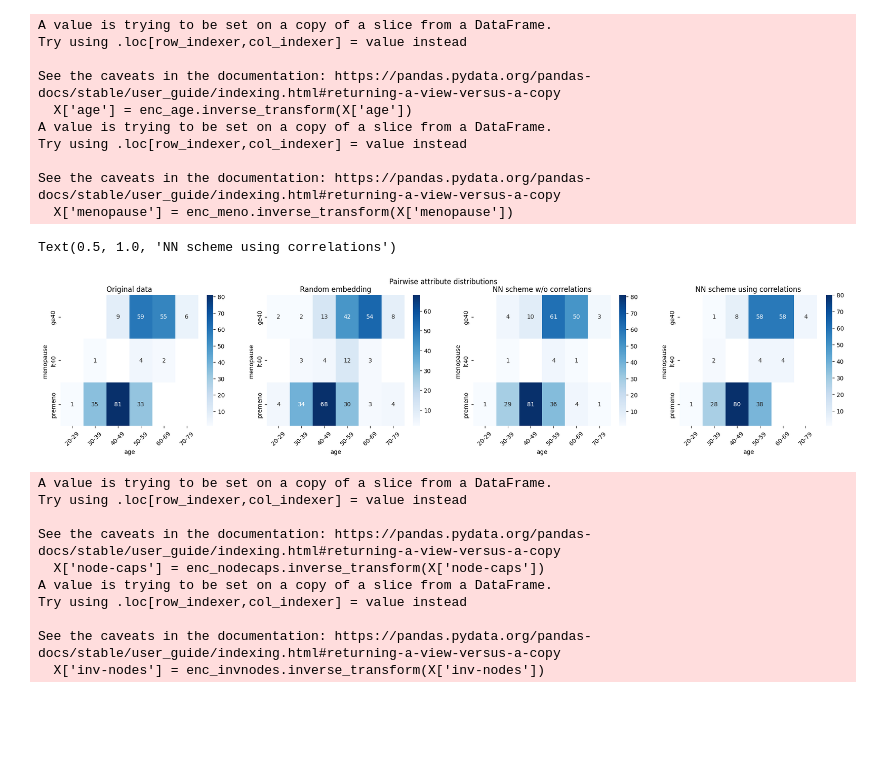
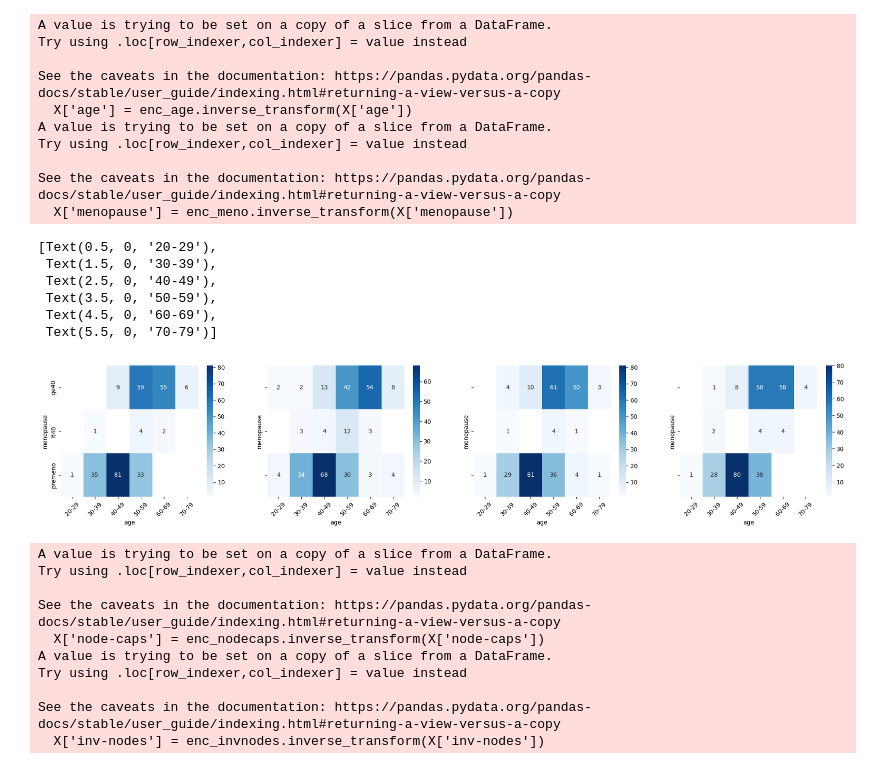
Before and after one commit to tanjascats/NCorr-FP, a Jupyter notebook: experiments.ipynb, the cells around one changed output. Drawn from its saved outputs; the diff is of its cells as text; code cells hidden in the pictures; blank space fills up the shorter version.

```diff
--- a/experiments.ipynb
+++ b/experiments.ipynb
@@ -334,14 +340,17 @@ Text(0.5, 1.0, 'NN scheme using correlations')
 X['age'] = enc_age.inverse_transform(X['age'])
 X['menopause'] = enc_meno.inverse_transform(X['menopause'])
 
-fp_data_rand['age'] = enc_age.inverse_transform(fp_data_rand['age'])
-fp_data_rand['menopause'] = enc_meno.inverse_transform(fp_data_rand['menopause'])
+fp_data = pd.read_csv('fp_data_100.csv')
+fp_data = fp_data.drop(['Id'], axis=1)
 
-fp_data_blind['age'] = enc_age.inverse_transform(fp_data_blind['age'])
-fp_data_blind['menopause'] = enc_meno.inverse_transform(fp_data_blind['menopause'])
+fp_data_rand = pd.read_csv('fp_data_random_100.csv')
+fp_data_rand = fp_data_rand.drop(['Id'], axis=1)
 
-fp_data_blind_corr['age'] = enc_age.inverse_transform(fp_data_blind_corr['age'])
-fp_data_blind_corr['menopause'] = enc_meno.inverse_transform(fp_data_blind_corr['menopause'])
+fp_data_blind = pd.read_csv('fp_data_blind_100.csv')
+fp_data_blind = fp_data_blind.drop(['Id'], axis=1)
+
+fp_data_blind_corr = pd.read_csv('fp_data_blind_corr_501.csv')
+fp_data_blind_corr = fp_data_blind_corr.drop(['Id'], axis=1)
 # %% [output]
 A value is trying to be set on a copy of a slice from a DataFrame.
 Try using .loc[row_indexer,col_indexer] = value instead
@@ -356,9 +365,9 @@ See the caveats in the documentation: https://pandas.pydata.org/pandas-docs/stab
 # %%
 # We investigate the pairwise attribute distributions of correlated attributes.
 # E.g., age and menopause
-fig, axs = plt.subplots(1, 4, figsize=(24,4))
+fig, axs = plt.subplots(1, 4, figsize=(24,4), sharey='all')
 axs = axs.flat
-fig.suptitle('Pairwise attribute distributions')
+#fig.suptitle('Pairwise attribute distributions')
 
 ############
 # ORIGINAL #
@@ -372,7 +381,7 @@ sns.heatmap(df_2dhist, cmap=sns.color_palette("Blues", as_cmap=True), annot=True
 axs[0].set_xlabel('age')
 axs[0].set_ylabel('menopause')
 axs[0].set_xticklabels(axs[0].get_xticklabels(), rotation=45)
-axs[0].set_title('Original data')
+#axs[0].set_title('Original data')
 
 
 # random embedding
@@ -380,38 +389,43 @@ df_2dhist = pd.DataFrame({
     x_label: grp['menopause'].value_counts()
     for x_label, grp in fp_data_rand.groupby('age')
 })
 sns.heatmap(df_2dhist, cmap=sns.color_palette("Blues", as_cmap=True), annot=True, ax=axs[1])
 axs[1].set_xlabel('age')
 axs[1].set_ylabel('menopause')
 axs[1].set_xticklabels(axs[1].get_xticklabels(), rotation=45)
-axs[1].set_title('Random embedding')
+#axs[1].set_title('Random embedding')
 
 
 # NN scheme without correlations
 df_2dhist = pd.DataFrame({
     x_label: grp['menopause'].value_counts()
     for x_label, grp in fp_data_blind.groupby('age')
 })
 sns.heatmap(df_2dhist, cmap=sns.color_palette("Blues", as_cmap=True), annot=True, ax=axs[2])
 axs[2].set_xlabel('age')
 axs[2].set_ylabel('menopause')
 axs[2].set_xticklabels(axs[2].get_xticklabels(), rotation=45)
-axs[2].set_title('NN scheme w/o correlations')
+#axs[2].set_title('NN scheme w/o correlations')
 
 
 # NN scheme with correlations
 df_2dhist = pd.DataFrame({
     x_label: grp['menopause'].value_counts()
     for x_label, grp in fp_data_blind_corr.groupby('age')
 })
 sns.heatmap(df_2dhist, cmap=sns.color_palette("Blues", as_cmap=True), annot=True, ax=axs[3])
 axs[3].set_xlabel('age')
 axs[3].set_ylabel('menopause')
 axs[3].set_xticklabels(axs[3].get_xticklabels(), rotation=45)
-axs[3].set_title('NN scheme using correlations')
+#axs[3].set_title('NN scheme using correlations')
 # %% [output]
-Text(0.5, 1.0, 'NN scheme using correlations')
+[Text(0.5, 0, '20-29'),
+ Text(1.5, 0, '30-39'),
+ Text(2.5, 0, '40-49'),
+ Text(3.5, 0, '50-59'),
+ Text(4.5, 0, '60-69'),
+ Text(5.5, 0, '70-79')]
-[figure, old version]
+[figure, new version]
 # %%
 # first decode the values
 X['node-caps'] = enc_nodecaps.inverse_transform(X['node-caps'])
```
Also changed, not shown: parts of 5 cells of this notebook.
